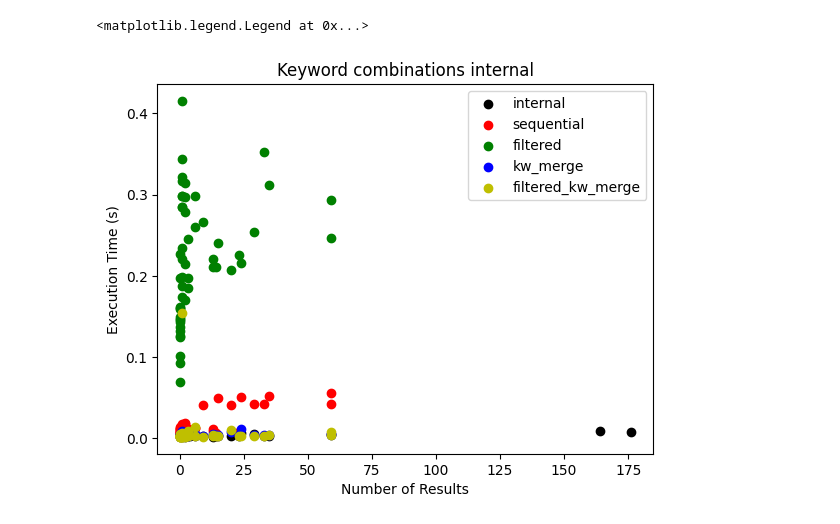
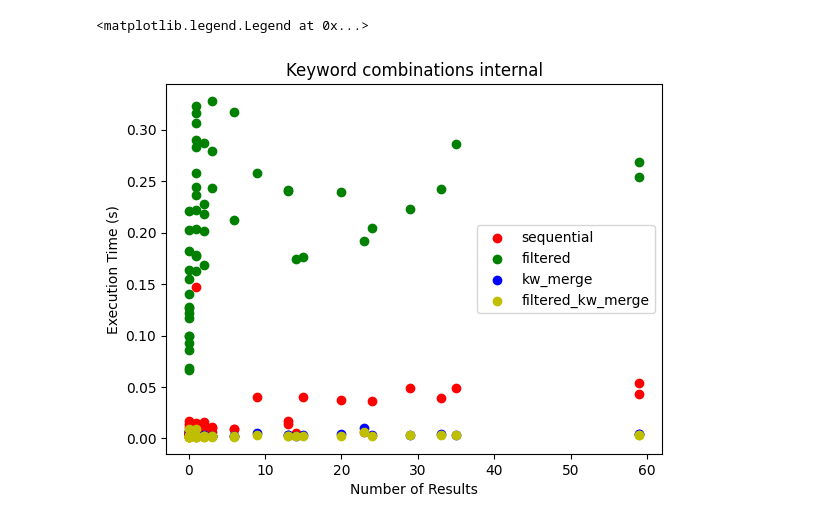
Before and after one commit to lbhm/fainder-demo, a Jupyter notebook: backend/performance_tests/analysis.ipynb, the cells around one changed output. Cells and saved outputs as stored; diff of their text form; code cells hidden in the pictures.

```diff
--- a/backend/performance_tests/analysis.ipynb
+++ b/backend/performance_tests/analysis.ipynb
@@ -1,12 +1,13 @@
 # %%
-import glob
+import ast
 import os
+from pathlib import Path
 
 import pandas as pd
 from matplotlib import pyplot as plt
 
 # Get list of all CSV files in the directory
-list_of_files = glob.glob("../logs/performance/*.csv")
+list_of_files = list(Path("../logs/performance").rglob("*.csv"))
 
 # Find the latest file
 latest_file = max(list_of_files, key=os.path.getctime)
@@ -79,7 +85,6 @@ colors = ["r", "g", "b", "y", "c", "m", "k"]
 for i, scenario in enumerate(scenarios):
     df_keyword = keyword_combinations[keyword_combinations["scenario"] == scenario]
     df_keyword = df_keyword[df_keyword["num_terms"] == 2]
-    df_keyword = df_keyword[df_keyword["results_consistent"] == True]
 
     plt.bar(
         scenario,
@@ -100,7 +105,6 @@ colors = ["r", "g", "b", "y", "c", "m", "k"]
 for i, scenario in enumerate(scenarios):
     df_percentile = percentile_combinations[percentile_combinations["scenario"] == scenario]
     df_percentile = df_percentile[df_percentile["num_terms"] == 2]
-    df_percentile = df_percentile[df_percentile["results_consistent"] == True]
 
     plt.bar(
         scenario,
@@ -139,11 +143,9 @@ for i, scenario in enumerate(scenarios):
     ]
     df = df[df["num_terms"] == 2]
 
-    df = df[df["results_consistent"] == True]
-
-    df["first_query_id"] = df["ids"].apply(lambda x: eval(x)[0]["keyword_id"])
+    df["first_query_id"] = df["ids"].apply(lambda x: ast.literal_eval(x)[0]["keyword_id"])
     df["first_query_results"] = df["first_query_id"].apply(
-        lambda x: find_results(x, scenario_base_keyword_queries)
+        lambda x, scenario_df=scenario_base_keyword_queries: find_results(x, scenario_df)
     )
     df["first_query_num_results"] = df["first_query_results"].apply(lambda x: len(x))
 
@@ -174,11 +176,9 @@ for i, scenario in enumerate(scenarios):
     ]
     df = df[df["num_terms"] == 2]
 
-    df = df[df["results_consistent"] == True]
-
-    df["first_query_id"] = df["ids"].apply(lambda x: eval(x)[0]["percentile_id"])
+    df["first_query_id"] = df["ids"].apply(lambda x: ast.literal_eval(x)[0]["percentile_id"])
     df["first_query_results"] = df["first_query_id"].apply(
-        lambda x: find_results(x, scenario_base_percentile_queries)
+        lambda x, scenario_df=scenario_base_percentile_queries: find_results(x, scenario_df)
     )
     df["first_query_num_results"] = df["first_query_results"].apply(lambda x: len(x))
 
@@ -220,49 +220,31 @@ plt.legend()
 # category: keyword_combinations and keyword_combinations_internal
 
 # relevant columns: execution_time, num of results,
 #   scenario for internal irrelevant for external relevant
 
-from matplotlib import pyplot as plt
 
 plt.figure()
 
 kw = keyword_combinations[keyword_combinations["num_terms"] == 2]
-
-kw_internal = keyword_combinations_internal[keyword_combinations_internal["num_terms"] == 2]
-
-kw_internal = kw_internal[kw_internal["results_consistent"] == True]
-
-
-scenarios = kw_internal["scenario"].unique()
-for i in scenarios:
-    if "no_highlight" in i:
-        exit()
-
-df = kw_internal.groupby("num_results")["execution_time"].mean()
-plt.scatter(df.index, df, label="internal", color="black")
-
-
-# add external kw
-kw = kw[kw["results_consistent"] == True]
 
 # plot per scenario
 
 scenarios = kw["scenario"].unique()
 colors = ["r", "g", "b", "y", "c", "m", "k"]
 
 for i, scenario in enumerate(scenarios):
     df = kw[kw["scenario"] == scenario]
 
     plt.scatter(df["num_results"], df["execution_time"], label=scenario, color=colors[i])
 
 
 plt.xlabel("Number of Results")
 
 plt.ylabel("Execution Time (s)")
 
 plt.title("Keyword combinations internal")
 
 plt.legend()
 # %% [output]
 <matplotlib.legend.Legend at 0x...>
-[figure, old version]
+[figure, new version]
```
Also changed, not shown: parts of 6 cells of this notebook, 2 other files.
